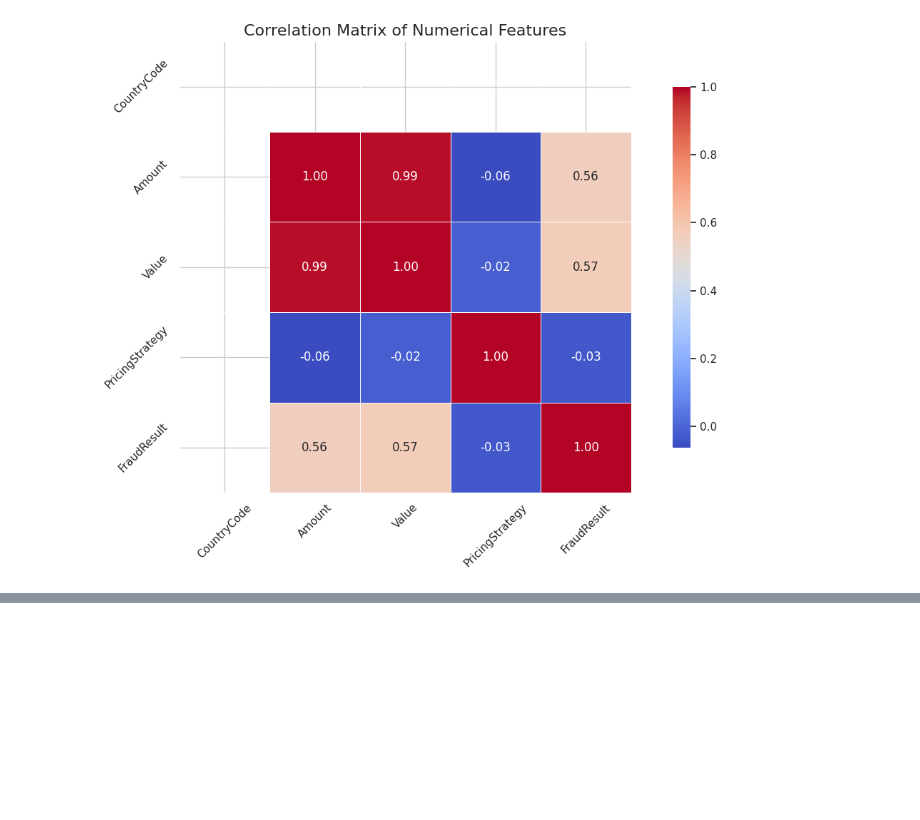
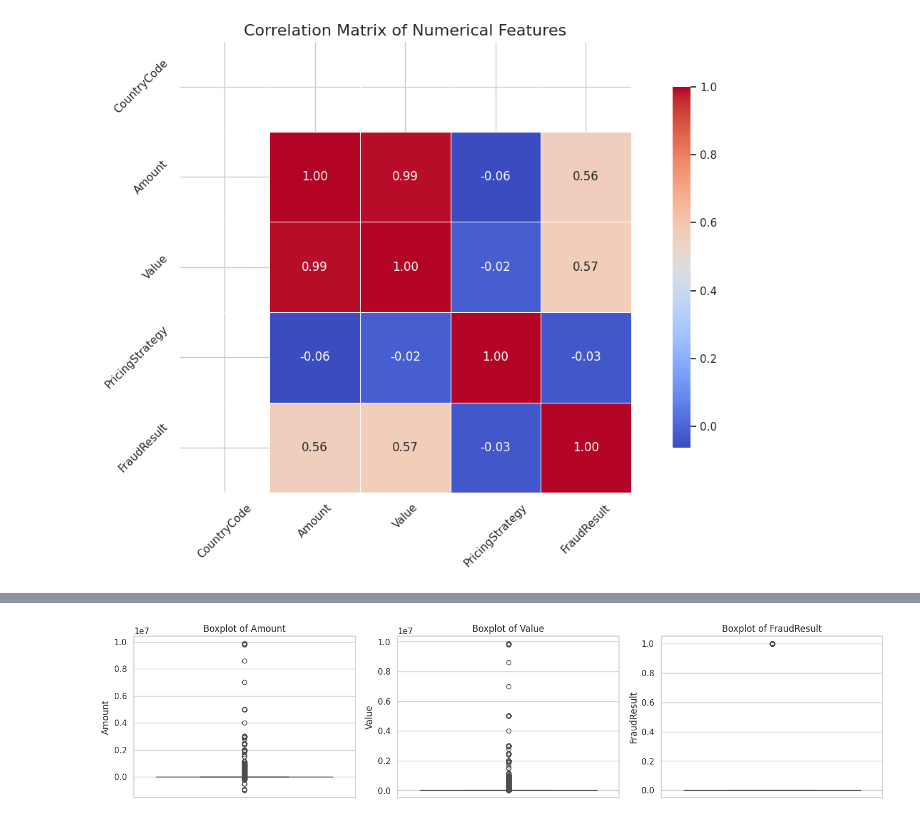
Before and after one commit to ruth22soft/Credit-Risk-Probability-Model-for-Alternative-data, a Jupyter notebook: notbooks/credit_risk_analysis.ipynb, the cells around one changed output, grey strips where cells are left out. Saved outputs shown, nothing was run; the diff lists cells and outputs as text; code cells hidden in the pictures; blank space fills up the shorter version.

Commit message:
outliers

```diff
--- a/notbooks/credit_risk_analysis.ipynb
+++ b/notbooks/credit_risk_analysis.ipynb
@@ -235,0 +242,4 @@ plt.tight_layout()
+# %%
+cr_eda.detect_outliers(['Amount', 'Value', 'FraudResult'])
+# %% [output]
+[figure, added]
```
Also changed, not shown: parts of 2 cells of this notebook.
